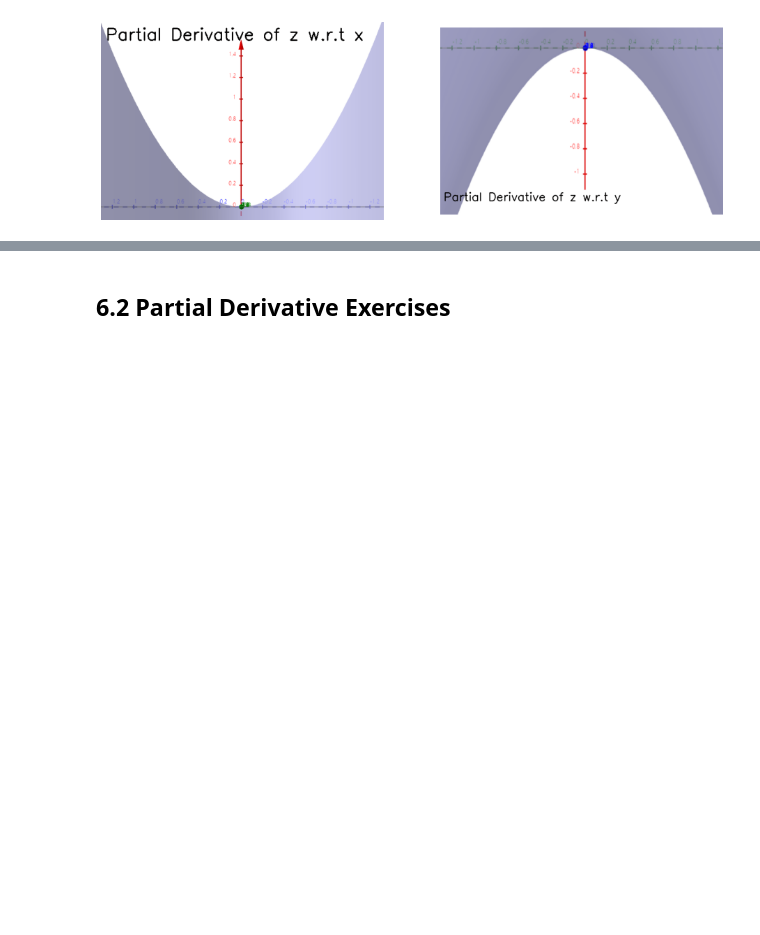
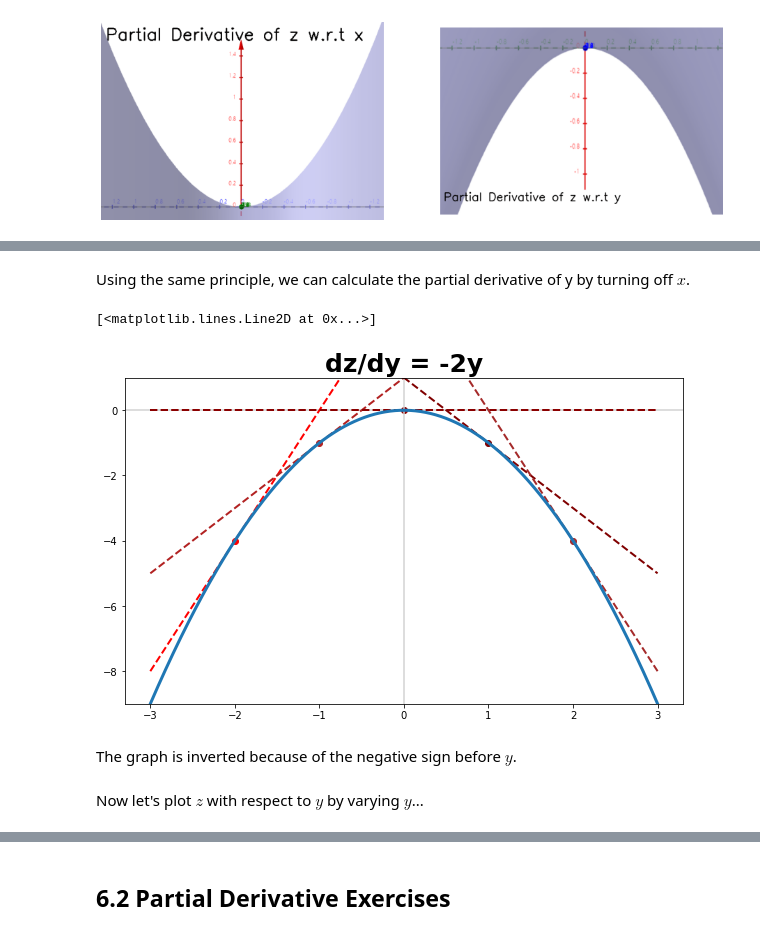
Before and after one commit to Coding-Forest/2021-Mathematics, a Jupyter notebook: 03 Calculus for ML (Jon Krohn)/CALC I 06 Partial Derivatives.ipynb, the cells around one changed output, grey strips where cells are left out. Saved outputs shown, nothing was run; the diff lists cells and outputs as text; code cells hidden in the pictures; blank space fills up the shorter version.

```diff
--- a/03 Calculus for ML (Jon Krohn)/CALC I 06 Partial Derivatives.ipynb
+++ b/03 Calculus for ML (Jon Krohn)/CALC I 06 Partial Derivatives.ipynb
@@ -42,0 +134,37 @@ Because when we compute the derivative of a constant, it simply becomes zero. (d
+# %% [markdown]
+Using the same principle, we can calculate the partial derivative of y by turning off $x$.
+# %%
+ys = np.linspace(-3, 3, 1000)
+y_samples = np.arange(-2, 3, 1)
+
+def f(x, y):
+  return x**2 - y**2
+
+def delz_dely(x, y):
+  return -2 * y
+
+zs_wrt_y = f(0, ys)
+
+fig, ax = plt.subplots(figsize=(10, 6))
+plt.axvline(x=0, color='lightgray')
+plt.axhline(y=0, color='lightgray')
+
+for i, y in enumerate(y_samples):
+  z = f(0, y)   # z = f(x, y)
+  plt.scatter(y, z, c=colours[i])
+
+  tangent_m = delz_dely(0, y)  # Slope is partial derivative of f(x, y) w.r.t. x
+  tangent_b = z - tangent_m * y
+  tangent_line = tangent_m * ys + tangent_b
+  plt.plot(ys, tangent_line, c=colours[i], linestyle='dashed', linewidth=2, label=f'z = {z}')
+
+plt.title("dz/dy = -2y", fontsize=25, fontweight='bold')
+plt.ylim(-9, 1)
+ax.plot(ys, zs_wrt_y, linewidth=3)
+# %% [output]
+[<matplotlib.lines.Line2D at 0x...>]
+[figure, added]
+# %% [markdown]
+The graph is inverted because of the negative sign before $y$.
+# %% [markdown]
+Now let's plot $z$ with respect to $y$ by varying $y$...
```
Also changed, not shown: parts of 24 cells of this notebook.
